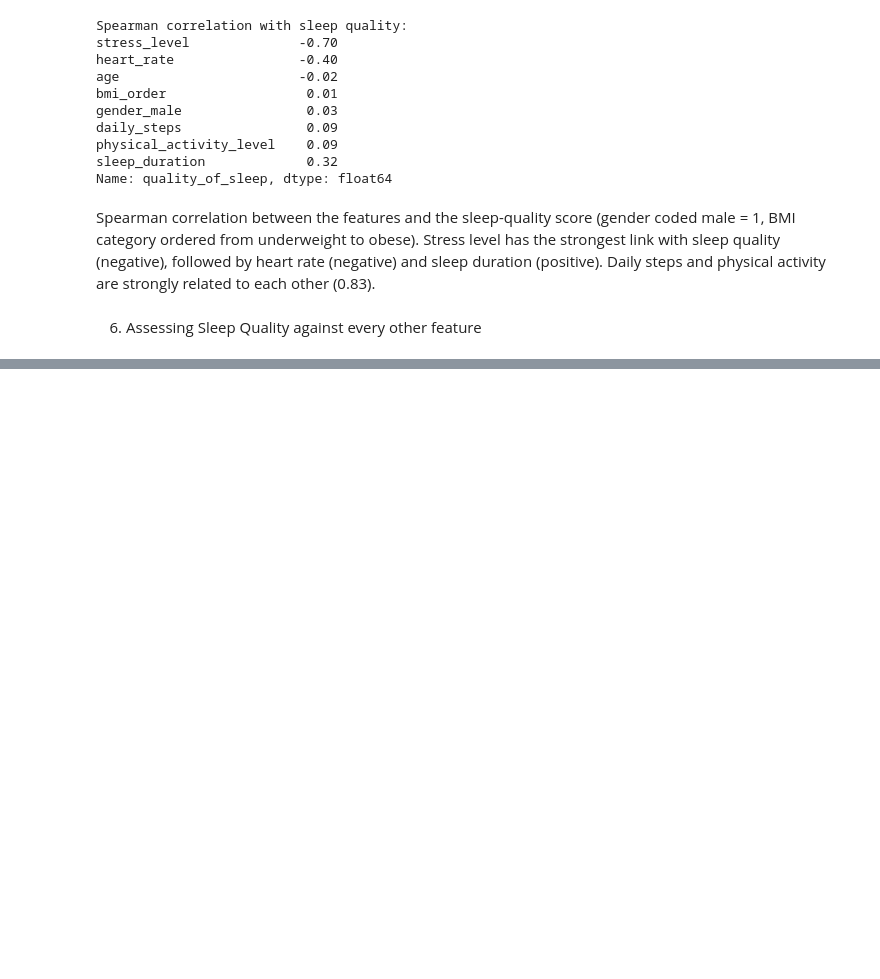
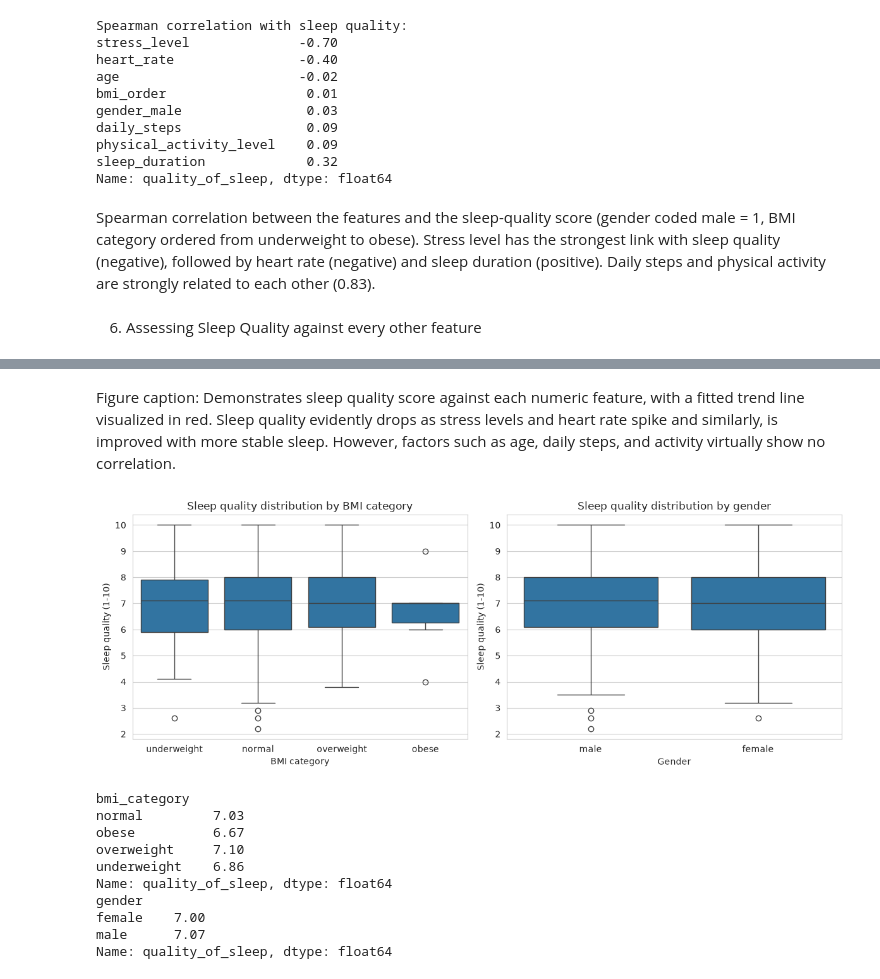
Before and after one commit to HamsMSaidam/QUALIFY, a Jupyter notebook: notebooks/02_EDA_layan.ipynb, the cells around one changed output, grey strips where cells are left out. Drawn from its saved outputs; the diff is of its cells as text; code cells hidden in the pictures; blank space fills up the shorter version.

```diff
--- a/notebooks/02_EDA_layan.ipynb
+++ b/notebooks/02_EDA_layan.ipynb
@@ -251,0 +271,34 @@ Spearman correlation between the features and the sleep-quality score (gender co
+# %% [markdown]
+Figure caption: Demonstrates sleep quality score against each numeric feature, with a fitted trend line visualized in red. Sleep quality evidently drops as stress levels and heart rate spike and similarly, is improved with more stable sleep. However, factors such as age, daily steps, and activity virtually show no correlation.
+# %%
+fig, axes=plt.subplots(1, 2, figsize=(12, 4.5))
+sns.boxplot(x="bmi_category", y=TARGET, data=df, ax=axes[0], order=["underweight", "normal", "overweight", "obese"])
+axes[0].set_title("Sleep quality distribution by BMI category")
+axes[0].set_xlabel("BMI category")
+axes[0].set_ylabel("Sleep quality (1-10)")
+
+sns.boxplot(x="gender", y=TARGET, data=df, ax=axes[1])
+axes[1].set_title("Sleep quality distribution by gender")
+axes[1].set_xlabel("Gender")
+axes[1].set_ylabel("Sleep quality (1-10)")
+
+plt.tight_layout()
+plt.savefig(FIG + "/eda_07_boxplots_categorical.png") # Save the figure to a file in the specified directory with the given filename
+plt.show()
+
+print(df.groupby("bmi_category")[TARGET].mean().round(2))
+# Computes the mean sleep quality for each BMI category
+print(df.groupby("gender")[TARGET].mean().round(2))
+# Computes the mean sleep quality for each gender
+# %% [output]
+[figure, added]
+bmi_category
+normal         7.03
+obese          6.67
+overweight     7.10
+underweight    6.86
+Name: quality_of_sleep, dtype: float64
+gender
+female    7.00
+male      7.07
+Name: quality_of_sleep, dtype: float64
```
Also changed, not shown: parts of 12 cells of this notebook, 8 other files.
